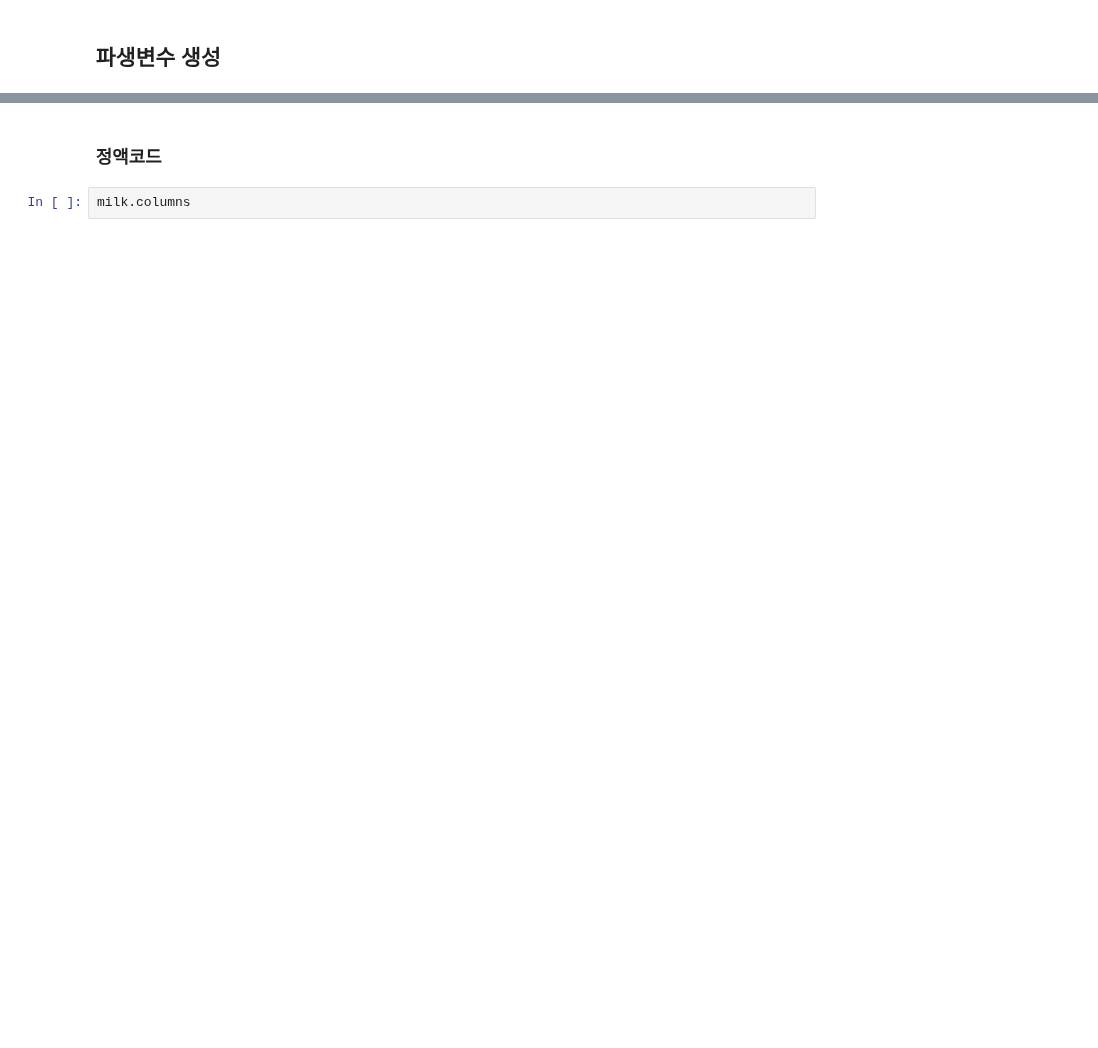
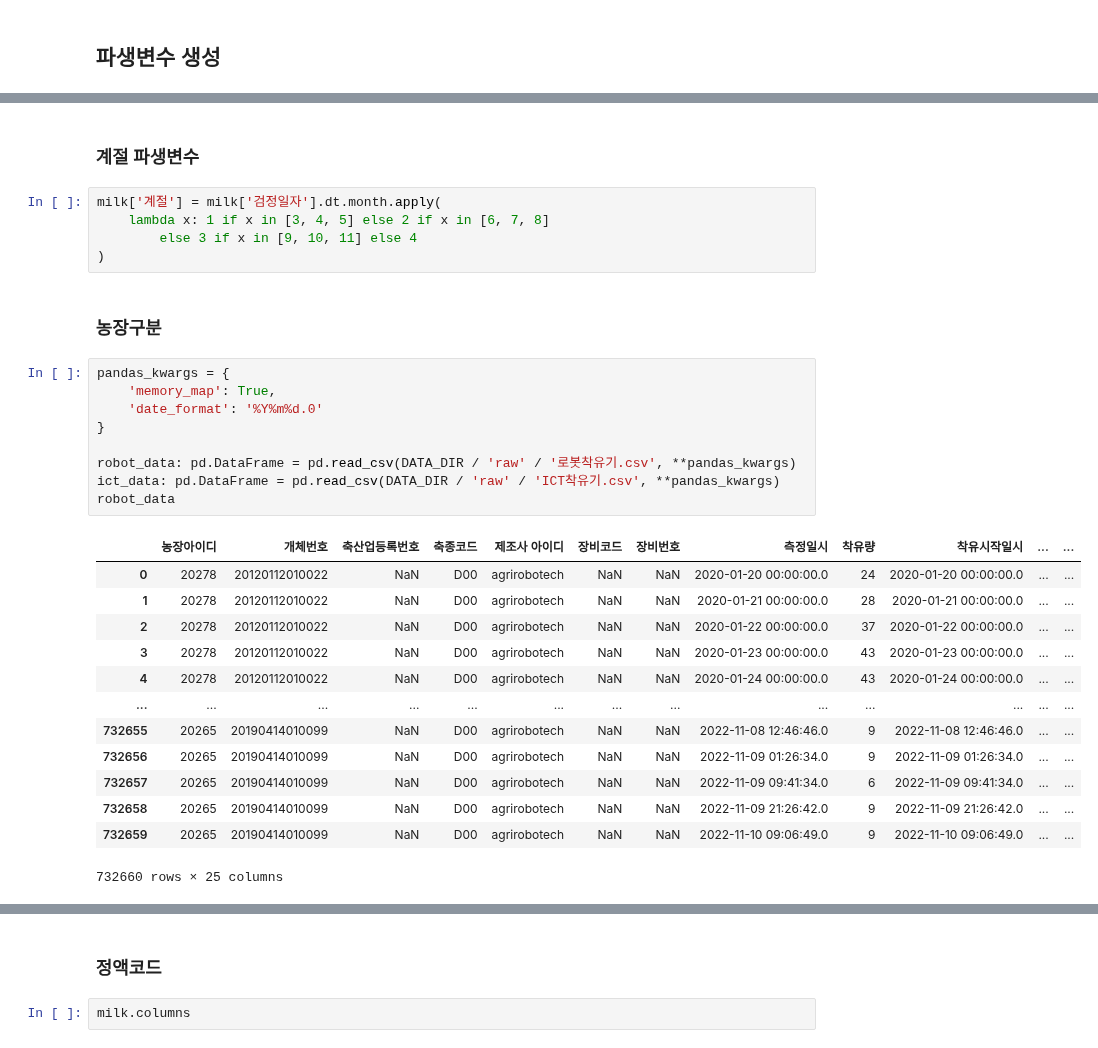
Before and after one commit to cye2020/Smart-Farm-Growth-Analytics, a Jupyter notebook: code/data/20251107_process_cho.ipynb, the cells around one changed output, grey strips where cells are left out. Saved outputs shown, nothing was run; the diff lists cells and outputs as text; blank space fills up the shorter version.

```diff
--- a/code/data/20251107_process_cho.ipynb
+++ b/code/data/20251107_process_cho.ipynb
@@ -198,0 +217,32 @@ milk[['농장아이디', '개체번호', '검정일자', '최근분만일(연계
+# %% [markdown]
+### 계절 파생변수
+# %%
+milk['계절'] = milk['검정일자'].dt.month.apply(
+    lambda x: 1 if x in [3, 4, 5] else 2 if x in [6, 7, 8]
+        else 3 if x in [9, 10, 11] else 4
+)
+# %% [markdown]
+### 농장구분
+# %%
+pandas_kwargs = {
+    'memory_map': True,
+    'date_format': '%Y%m%d.0'
+}
+
+robot_data: pd.DataFrame = pd.read_csv(DATA_DIR / 'raw' / '로봇착유기.csv', **pandas_kwargs)
+ict_data: pd.DataFrame = pd.read_csv(DATA_DIR / 'raw' / 'ICT착유기.csv', **pandas_kwargs)
+robot_data
+# %% [output]
+|  | 농장아이디 | 개체번호 | 축산업등록번호 | 축종코드 | 제조사 아이디 | 장비코드 | 장비번호 | 측정일시 | 착유량 | 착유시작일시 | ... | ... |
+| 0 | 20278 | 20120112010022 | NaN | D00 | agrirobotech | NaN | NaN | 2020-01-20 00:00:00.0 | 24 | 2020-01-20 00:00:00.0 | ... | ... |
+| 1 | 20278 | 20120112010022 | NaN | D00 | agrirobotech | NaN | NaN | 2020-01-21 00:00:00.0 | 28 | 2020-01-21 00:00:00.0 | ... | ... |
+| 2 | 20278 | 20120112010022 | NaN | D00 | agrirobotech | NaN | NaN | 2020-01-22 00:00:00.0 | 37 | 2020-01-22 00:00:00.0 | ... | ... |
+| 3 | 20278 | 20120112010022 | NaN | D00 | agrirobotech | NaN | NaN | 2020-01-23 00:00:00.0 | 43 | 2020-01-23 00:00:00.0 | ... | ... |
+| 4 | 20278 | 20120112010022 | NaN | D00 | agrirobotech | NaN | NaN | 2020-01-24 00:00:00.0 | 43 | 2020-01-24 00:00:00.0 | ... | ... |
+| ... | ... | ... | ... | ... | ... | ... | ... | ... | ... | ... | ... | ... |
+| 732655 | 20265 | 20190414010099 | NaN | D00 | agrirobotech | NaN | NaN | 2022-11-08 12:46:46.0 | 9 | 2022-11-08 12:46:46.0 | ... | ... |
+| 732656 | 20265 | 20190414010099 | NaN | D00 | agrirobotech | NaN | NaN | 2022-11-09 01:26:34.0 | 9 | 2022-11-09 01:26:34.0 | ... | ... |
+| 732657 | 20265 | 20190414010099 | NaN | D00 | agrirobotech | NaN | NaN | 2022-11-09 09:41:34.0 | 6 | 2022-11-09 09:41:34.0 | ... | ... |
+| 732658 | 20265 | 20190414010099 | NaN | D00 | agrirobotech | NaN | NaN | 2022-11-09 21:26:42.0 | 9 | 2022-11-09 21:26:42.0 | ... | ... |
+| 732659 | 20265 | 20190414010099 | NaN | D00 | agrirobotech | NaN | NaN | 2022-11-10 09:06:49.0 | 9 | 2022-11-10 09:06:49.0 | ... | ... |
+732660 rows × 25 columns
```
Also changed, not shown: parts of 83 cells of this notebook, 2 other files.
